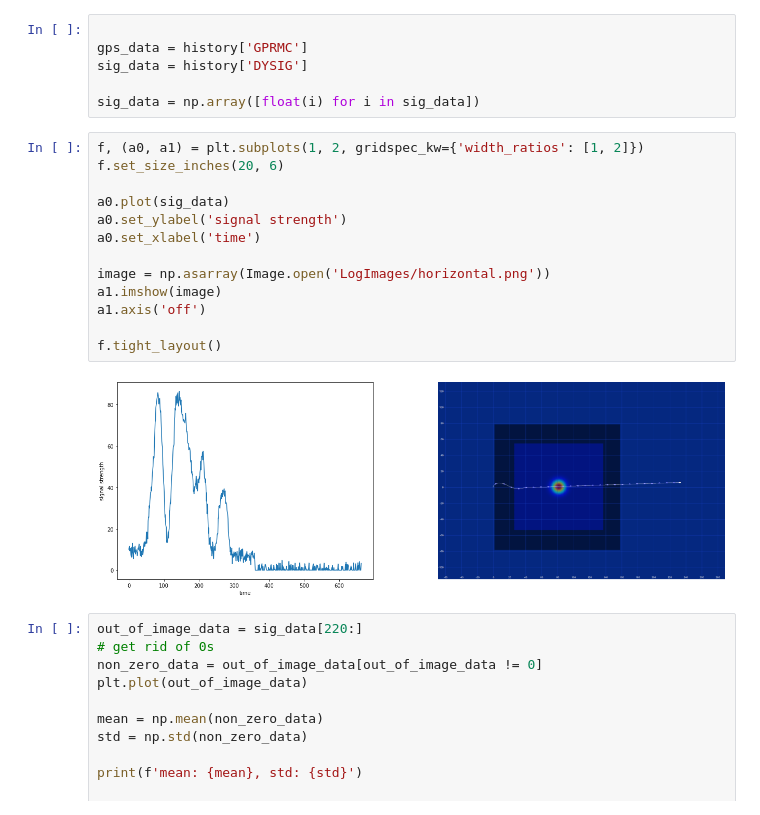
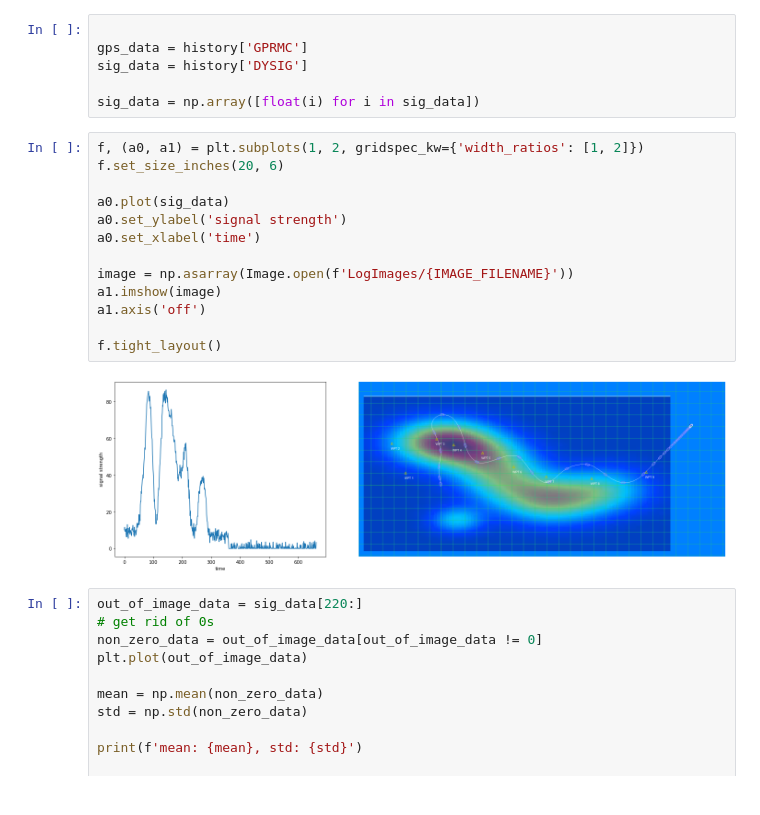
Before and after one commit to LeonY117/MAChallenge_4, a Jupyter notebook: Challenge4.ipynb, the cells around one changed output. Drawn from its saved outputs; the diff is of its cells as text.

```diff
--- a/Challenge4.ipynb
+++ b/Challenge4.ipynb
@@ -31,18 +33,18 @@ sig_data = np.array([float(i) for i in sig_data])
 # %%
 f, (a0, a1) = plt.subplots(1, 2, gridspec_kw={'width_ratios': [1, 2]})
 f.set_size_inches(20, 6)
 
 a0.plot(sig_data)
 a0.set_ylabel('signal strength')
 a0.set_xlabel('time')
 
-image = np.asarray(Image.open('LogImages/horizontal.png'))
+image = np.asarray(Image.open(f'LogImages/{IMAGE_FILENAME}'))
 a1.imshow(image)
 a1.axis('off')
 
 f.tight_layout()
 # %% [output]
-[figure, old version]
+[figure, new version]
 # %%
 out_of_image_data = sig_data[220:]
 # get rid of 0s
```
Also changed, not shown: parts of 7 cells of this notebook.
